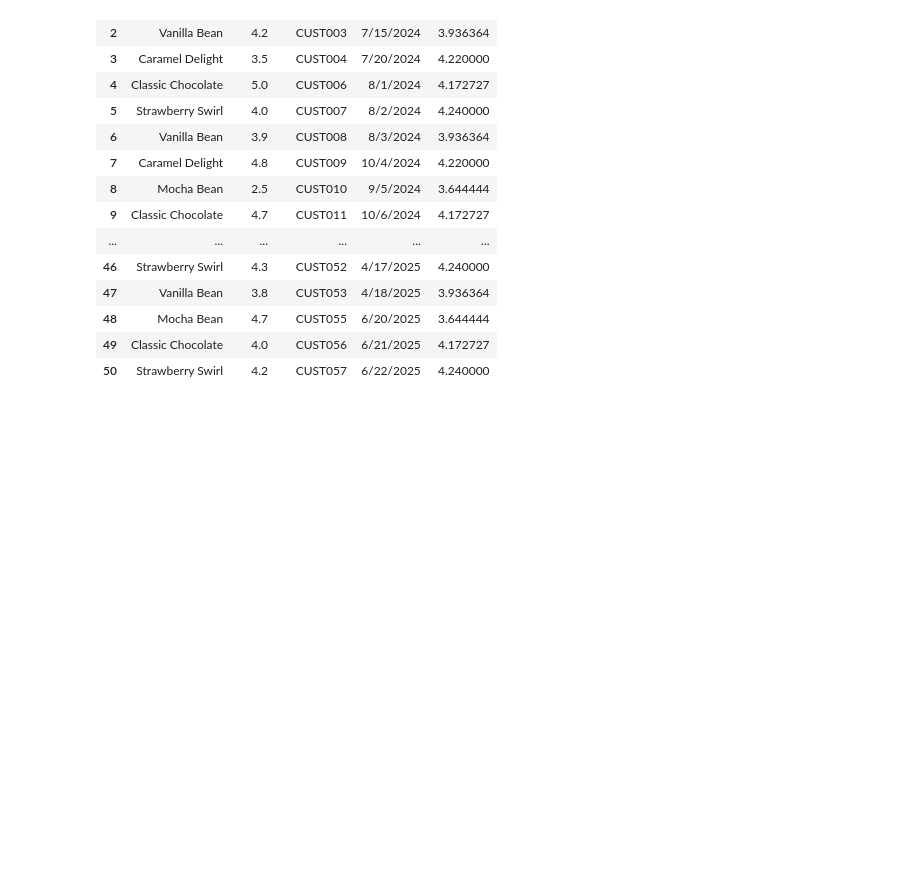
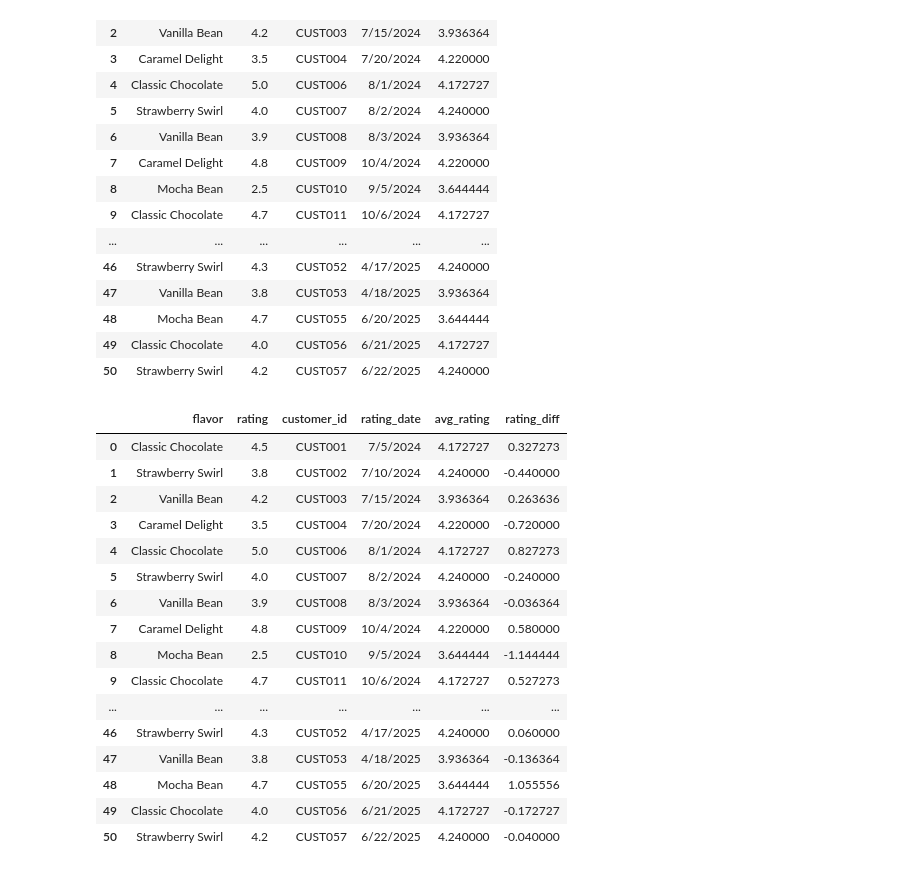
Before and after one commit to Namunane/Python-Summer-Party, a Jupyter notebook: Jupyter Notebooks/Day13.ipynb, the cells around one changed output. Drawn from its saved outputs; the diff is of its cells as text; code cells hidden in the pictures; blank space fills up the shorter version.

Commit message:
Added code for question 3;Difference btwn customers rating and the average rating for each flavor

```diff
--- a/Jupyter Notebooks/Day13.ipynb
+++ b/Jupyter Notebooks/Day13.ipynb
@@ -95,3 +95,26 @@ milkshake_ratings_with_avg
 | 48 | Mocha Bean | 4.7 | CUST055 | 6/20/2025 | 3.644444 |
 | 49 | Classic Chocolate | 4.0 | CUST056 | 6/21/2025 | 4.172727 |
 | 50 | Strawberry Swirl | 4.2 | CUST057 | 6/22/2025 | 4.240000 |
+# %%
+# Question Three
+# difference between that customer's rating and the average rating for the flavor.
+milkshake_ratings_with_avg['rating_diff'] = milkshake_ratings_with_avg['rating'] - milkshake_ratings_with_avg['avg_rating']
+milkshake_ratings_with_avg
+# %% [output]
+|  | flavor | rating | customer_id | rating_date | avg_rating | rating_diff |
+| 0 | Classic Chocolate | 4.5 | CUST001 | 7/5/2024 | 4.172727 | 0.327273 |
+| 1 | Strawberry Swirl | 3.8 | CUST002 | 7/10/2024 | 4.240000 | -0.440000 |
+| 2 | Vanilla Bean | 4.2 | CUST003 | 7/15/2024 | 3.936364 | 0.263636 |
+| 3 | Caramel Delight | 3.5 | CUST004 | 7/20/2024 | 4.220000 | -0.720000 |
+| 4 | Classic Chocolate | 5.0 | CUST006 | 8/1/2024 | 4.172727 | 0.827273 |
+| 5 | Strawberry Swirl | 4.0 | CUST007 | 8/2/2024 | 4.240000 | -0.240000 |
+| 6 | Vanilla Bean | 3.9 | CUST008 | 8/3/2024 | 3.936364 | -0.036364 |
+| 7 | Caramel Delight | 4.8 | CUST009 | 10/4/2024 | 4.220000 | 0.580000 |
+| 8 | Mocha Bean | 2.5 | CUST010 | 9/5/2024 | 3.644444 | -1.144444 |
+| 9 | Classic Chocolate | 4.7 | CUST011 | 10/6/2024 | 4.172727 | 0.527273 |
+| ... | ... | ... | ... | ... | ... | ... |
+| 46 | Strawberry Swirl | 4.3 | CUST052 | 4/17/2025 | 4.240000 | 0.060000 |
+| 47 | Vanilla Bean | 3.8 | CUST053 | 4/18/2025 | 3.936364 | -0.136364 |
+| 48 | Mocha Bean | 4.7 | CUST055 | 6/20/2025 | 3.644444 | 1.055556 |
+| 49 | Classic Chocolate | 4.0 | CUST056 | 6/21/2025 | 4.172727 | -0.172727 |
+| 50 | Strawberry Swirl | 4.2 | CUST057 | 6/22/2025 | 4.240000 | -0.040000 |
```
